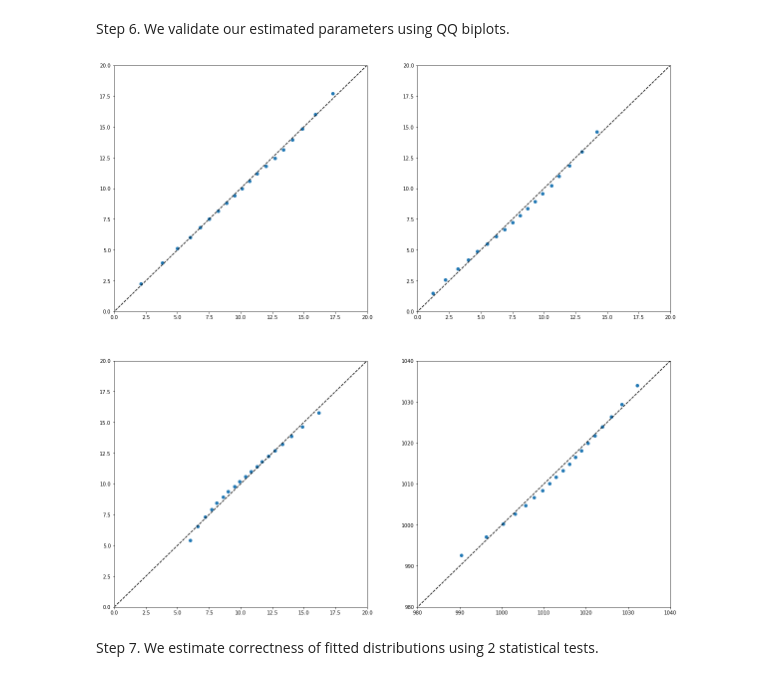
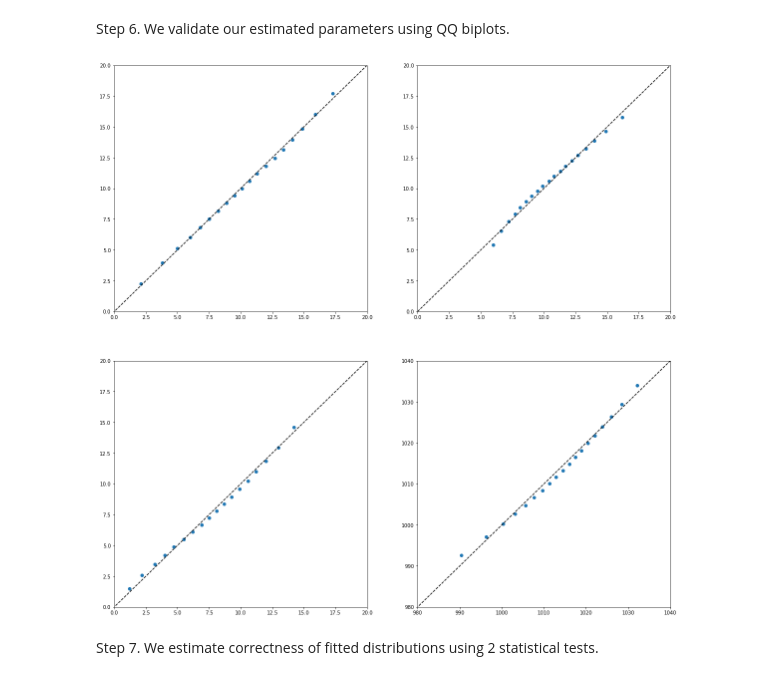
Before and after one commit to AAYamoldin/Methods-and-models-for-multivariate-data-analysis-2021-2022-ITMO_labs, a Jupyter notebook: Lab1/lab1.ipynb, the cells around one changed output. Saved outputs shown, nothing was run; the diff lists cells and outputs as text; code cells hidden in the pictures.

```diff
--- a/Lab1/lab1.ipynb
+++ b/Lab1/lab1.ipynb
@@ -223,32 +223,32 @@ Step 6. We validate our estimated parameters using QQ biplots.
 # %%
 fig, axis = plt.subplots(nrows=2, ncols=2, figsize=(20, 20))
 
 # Calculation of quantiles
 
 def biplot(data, mle_data, axis, minx, maxx):
     percs = np.linspace(0, 100, 21)
     qn = np.percentile(data, percs)
     qn_norm= sts.norm.ppf(percs / 100.0, *mle_data)
 
     min_qn = np.min([data.min()])
     max_qn = np.max([data.max()])
     x = np.linspace(min_qn, max_qn)
 
 
     # Building a quantile biplot
     axis.plot(qn, qn_norm, ls="", marker="o", markersize=6)
     axis.plot(x, x, color="k", ls="--")
     axis.axis(xmin=minx,xmax=maxx)
     axis.axis(ymin=minx,ymax=maxx)
 
 biplot(temp, mle_temp, axis[0, 0], 0, 20)
-biplot(vappr, mle_vappr, axis[1, 0], 0, 20)
-biplot(dewpt, mle_dewpt, axis[0, 1], 0, 20)
+biplot(dewpt, mle_dewpt, axis[1, 0], 0, 20)
+biplot(vappr, mle_vappr, axis[0, 1], 0, 20)
 biplot(msl, mle_msl, axis[1, 1], 980, 1040)
 
 plt.show()
 # %% [output]
-[figure, old version]
+[figure, new version]
 # %% [markdown]
 Step 7. We estimate correctness of fitted distributions using 2 statistical tests.
 # %%
```
